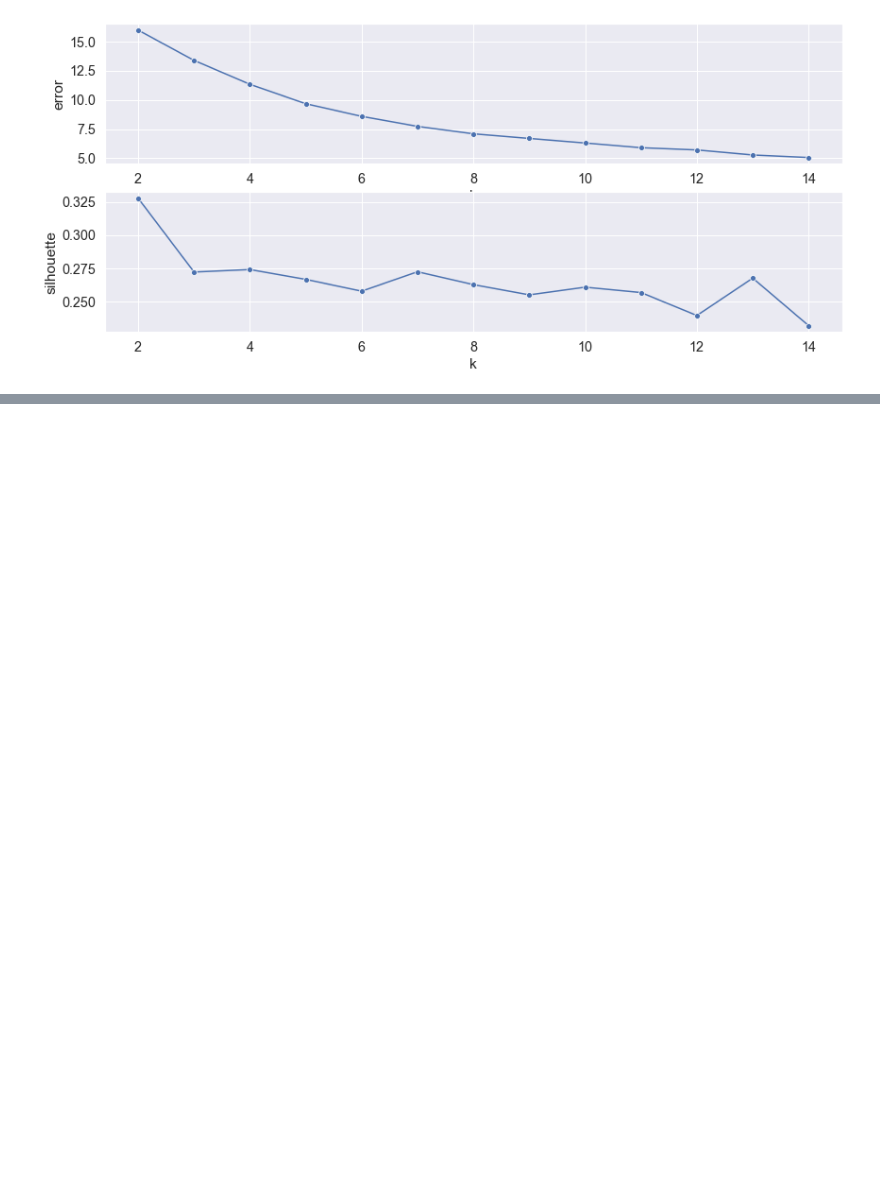
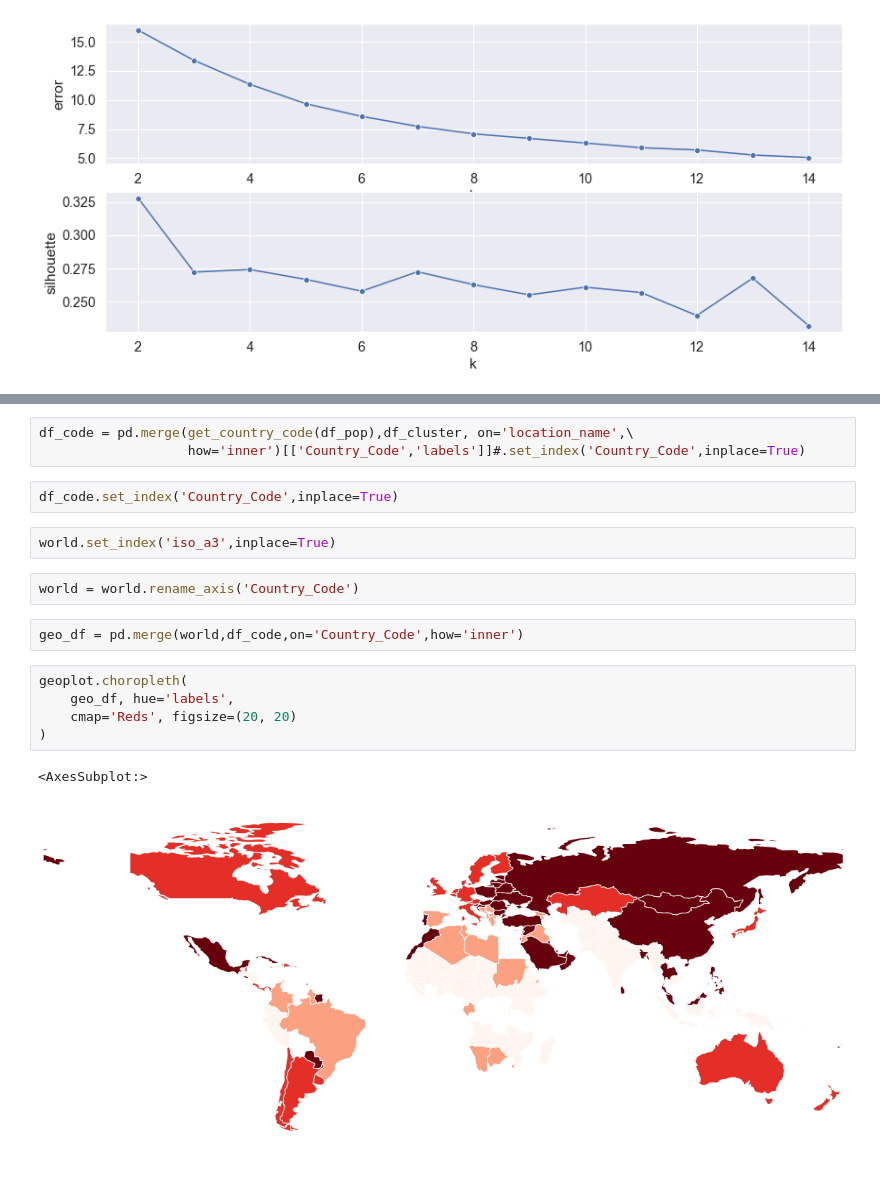
Before and after one commit to luisbazevedo/PfDS---Work-Health, a Jupyter notebook: notebooks/luisbazevedo_V1Cluster.ipynb, the cells around one changed output, grey strips where cells are left out. Drawn from its saved outputs; the diff is of its cells as text; blank space fills up the shorter version.

Commit message:
Update luisbazevedo_V1Cluster.ipynb
w/ geomap

```diff
--- a/notebooks/luisbazevedo_V1Cluster.ipynb
+++ b/notebooks/luisbazevedo_V1Cluster.ipynb
@@ -846,0 +897,19 @@ df1
+# %%
+df_code = pd.merge(get_country_code(df_pop),df_cluster, on='location_name',\
+                   how='inner')[['Country_Code','labels']]#.set_index('Country_Code',inplace=True)
+# %%
+df_code.set_index('Country_Code',inplace=True)
+# %%
+world.set_index('iso_a3',inplace=True)
+# %%
+world = world.rename_axis('Country_Code')
+# %%
+geo_df = pd.merge(world,df_code,on='Country_Code',how='inner')
+# %%
+geoplot.choropleth(
+    geo_df, hue='labels',
+    cmap='Reds', figsize=(20, 20)
+)
+# %% [output]
+<AxesSubplot:>
+[figure, added]
```
Also changed, not shown: parts of 15 cells of this notebook.
